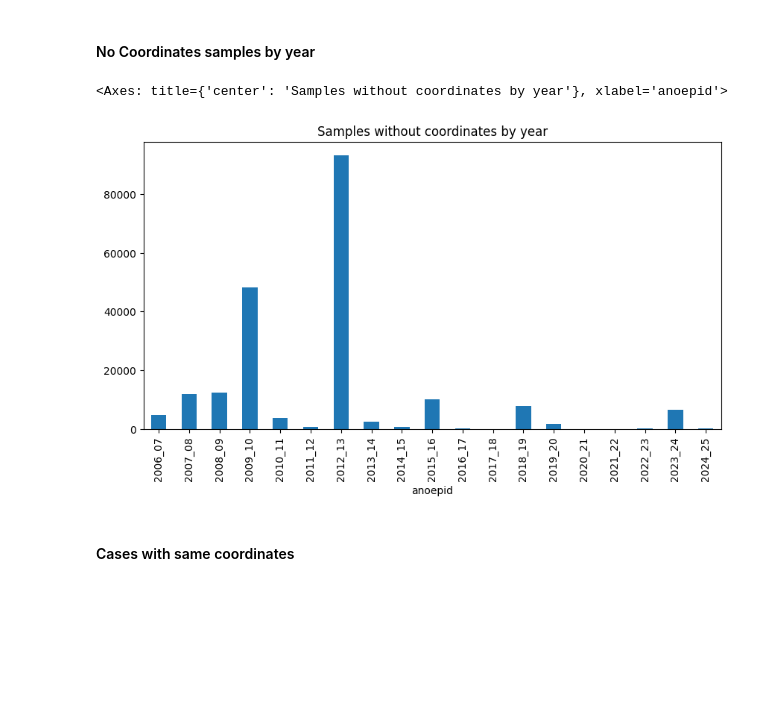
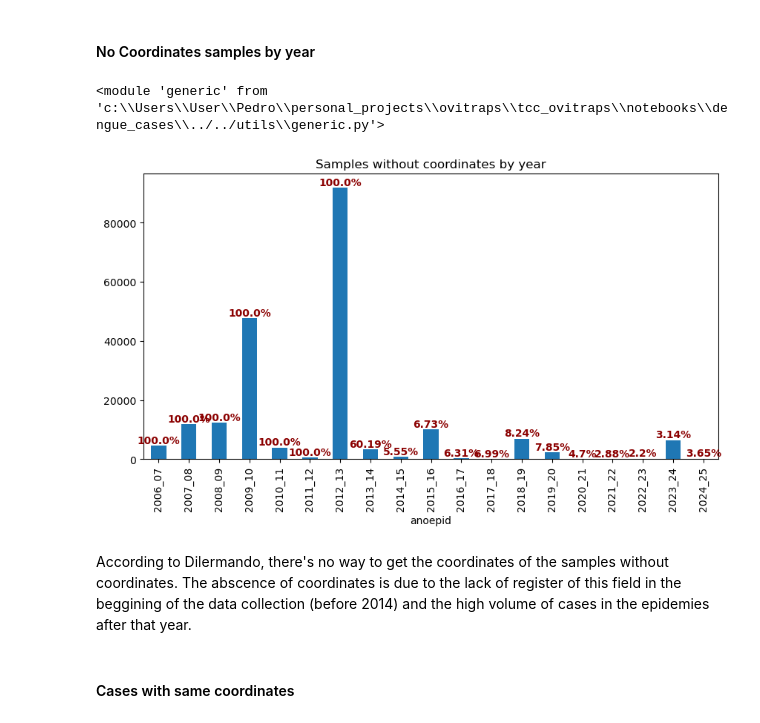
Before and after one commit to pedrobahia7/tcc_ovitraps, a Jupyter notebook: notebooks/dengue_cases/dengue_data_exploration.ipynb, the cells around one changed output. Saved outputs shown, nothing was run; the diff lists cells and outputs as text; code cells hidden in the pictures; blank space fills up the shorter version.

Commit message:
rerun dengue exploration according to new notebook

```diff
--- a/notebooks/dengue_cases/dengue_data_exploration.ipynb
+++ b/notebooks/dengue_cases/dengue_data_exploration.ipynb
@@ -93,11 +89,21 @@ Number of deaths for 2017_18: 1
 Number of deaths for 2011_12: 0
 # %% [markdown]
 #### No Coordinates samples by year
+# %%
+import importlib
+importlib.reload(generic)
+# %% [output]
+<module 'generic' from 'c:\\Users\\User\\Pedro\\personal_projects\\ovitraps\\tcc_ovitraps\\notebooks\\dengue_cases\\../../utils\\generic.py'>
 # %%
-dengue_data[dengue_data["latitude"].isna()]['anoepid'].value_counts().sort_index().plot(kind='bar', figsize=(10, 5), title='Samples without coordinates by year')
+percentage_no_coordinates = dengue_data[dengue_data["latitude"].isna()]['anoepid'].value_counts().sort_index()/dengue_data['anoepid'].value_counts().sort_index() * 100
+percentage_no_coordinates = percentage_no_coordinates.round(2).astype(str) + '%'
+plot_df = dengue_data[dengue_data["latitude"].isna()]['anoepid'].value_counts().sort_index()
+plot_df.plot(kind='bar', figsize=(10, 5), title='Samples without coordinates by year')
+generic.text_above_plot(plot_df, percentage_no_coordinates)
 # %% [output]
-<Axes: title={'center': 'Samples without coordinates by year'}, xlabel='anoepid'>
-[figure, old version]
+[figure, new version]
+# %% [markdown]
+According to Dilermando, there's no way to get the coordinates of the samples without coordinates. The abscence of coordinates is due to the lack of register of this field in the beggining of the data collection (before 2014) and the high volume of cases in the epidemies after that year.
 # %% [markdown]
 #### Cases with same coordinates
 # %%
```
Also changed, not shown: parts of 12 cells of this notebook.
